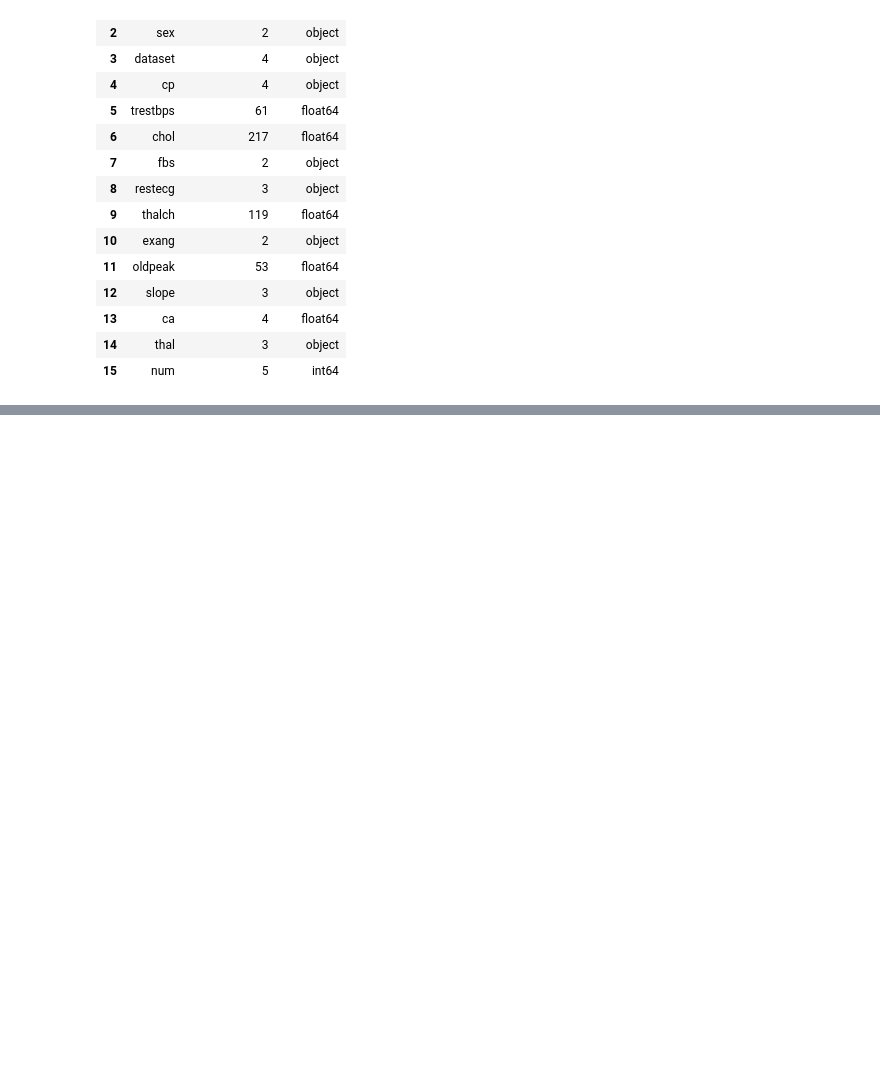
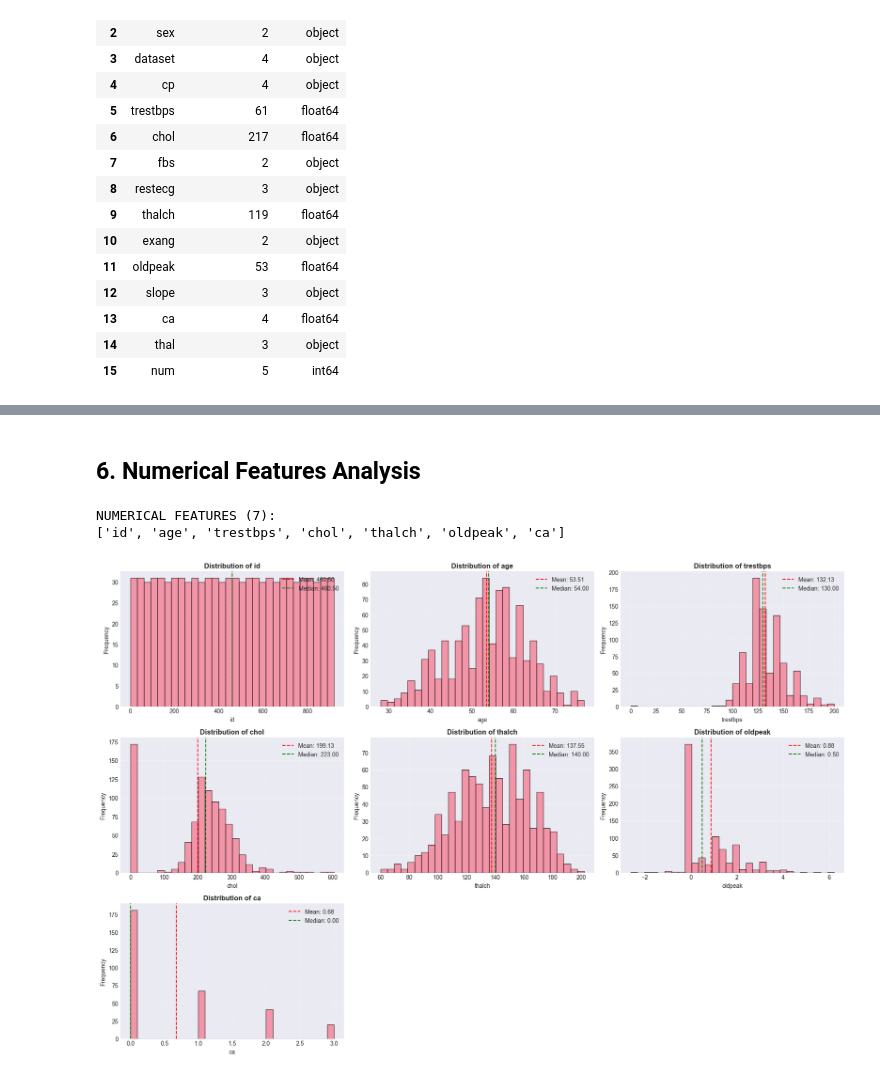
Before and after one commit to KAIKAI240307/Hear-Disease-explainable, a Jupyter notebook: notebooks/1_eda.ipynb, the cells around one changed output, grey strips where cells are left out. Cells and saved outputs as stored; diff of their text form; code cells hidden in the pictures; blank space fills up the shorter version.

```diff
--- a/notebooks/1_eda.ipynb
+++ b/notebooks/1_eda.ipynb
@@ -154,0 +217,44 @@ display(unique_count)
+# %% [markdown]
+## 6. Numerical Features Analysis
+# %%
+# Identifikasi numerical columns
+numerical_cols = df.select_dtypes(include=['int64', 'float64']).columns.tolist()
+if target_col in numerical_cols:
+    numerical_cols.remove(target_col)
+
+print(f"\nNUMERICAL FEATURES ({len(numerical_cols)}):")
+print(numerical_cols)
+# %% [output]
+NUMERICAL FEATURES (7):
+['id', 'age', 'trestbps', 'chol', 'thalch', 'oldpeak', 'ca']
+# %%
+# Distribusi numerical features
+n_cols = 3
+n_rows = int(np.ceil(len(numerical_cols) / n_cols))
+
+fig, axes = plt.subplots(n_rows, n_cols, figsize=(18, n_rows * 4))
+axes = axes.flatten()
+
+for idx, col in enumerate(numerical_cols):
+    axes[idx].hist(df[col], bins=30, edgecolor='black', alpha=0.7)
+    axes[idx].set_title(f'Distribution of {col}', fontweight='bold')
+    axes[idx].set_xlabel(col)
+    axes[idx].set_ylabel('Frequency')
+    axes[idx].grid(alpha=0.3)
+
+    # Add statistics
+    mean_val = df[col].mean()
+    median_val = df[col].median()
+    axes[idx].axvline(mean_val, color='red', linestyle='--', label=f'Mean: {mean_val:.2f}')
+    axes[idx].axvline(median_val, color='green', linestyle='--', label=f'Median: {median_val:.2f}')
+    axes[idx].legend()
+
+# Hide unused subplots
+for idx in range(len(numerical_cols), len(axes)):
+    axes[idx].axis('off')
+
+plt.tight_layout()
+plt.savefig('../reports/figures/numerical_distributions.png', dpi=300, bbox_inches='tight')
+plt.show()
+# %% [output]
+[figure, added]
```
Also changed, not shown: parts of 19 cells of this notebook, 8 other files.
